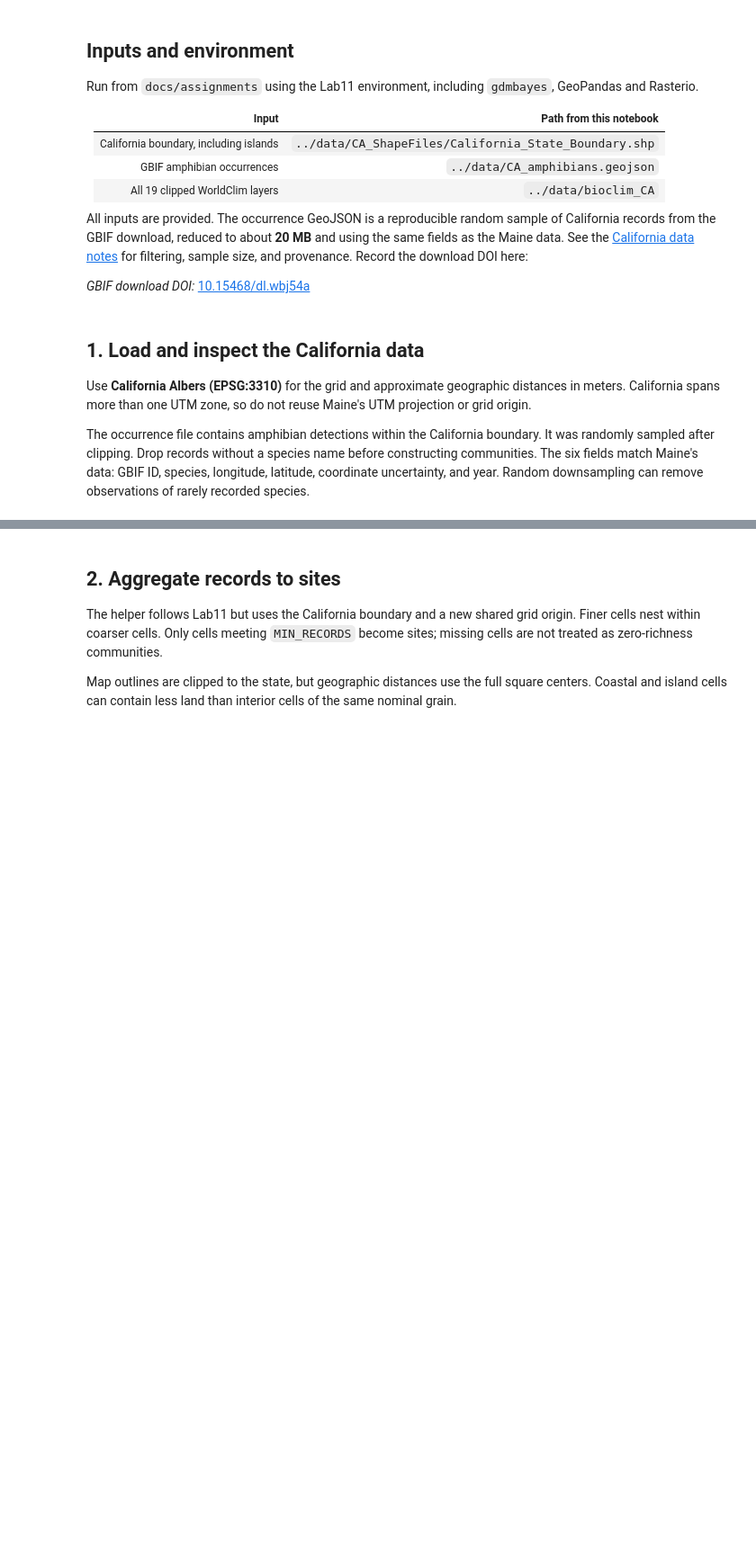
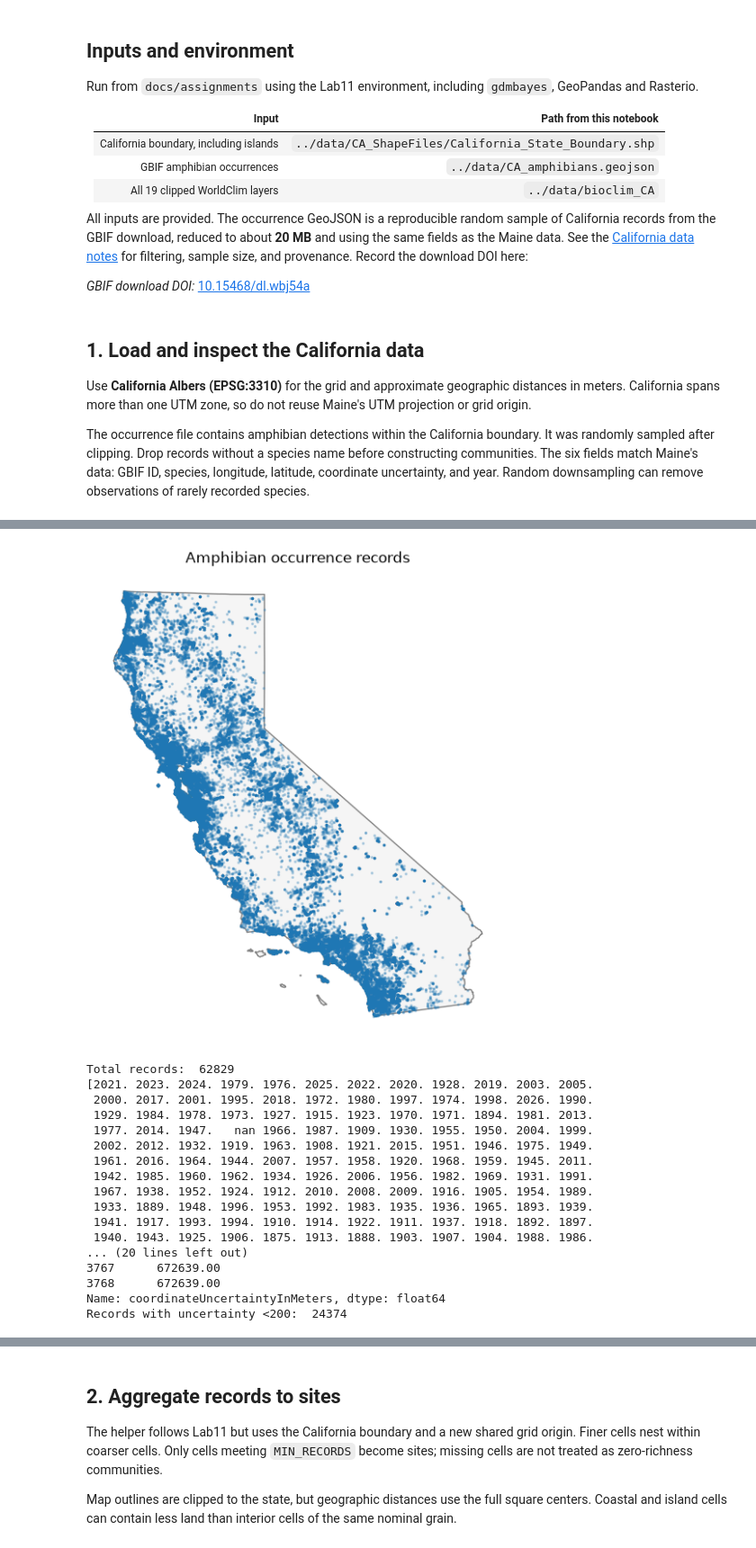
Before and after one commit to elizadstein/BIO597-SpatialBiodiversity, a Jupyter notebook: docs/assignments/Assignment-11-SpatialCommunityComposition.ipynb, the cells around one changed output, grey strips where cells are left out. Shown at 90% size. Cells and saved outputs as stored; diff of their text form; code cells hidden in the pictures; blank space fills up the shorter version.

```diff
--- a/docs/assignments/Assignment-11-SpatialCommunityComposition.ipynb
+++ b/docs/assignments/Assignment-11-SpatialCommunityComposition.ipynb
@@ -78,7 +120,36 @@ print("Species labels:", records.species.nunique())
 # %%
 # Map the boundary and occurrence points.
+ax = california.plot(color="whitesmoke", edgecolor="gray", figsize=(6, 7))
+records.plot(ax=ax, markersize=2, alpha=0.25)
+ax.set_title("Amphibian occurrence records")
+ax.set_axis_off()
+plt.show()
 # Inspect record years and coordinateUncertaintyInMeters.
+print("Total records: ", len(records))
+print(records["year"].unique())
+print(records["coordinateUncertaintyInMeters"].sort_values(ascending=False).head(20)) # some very high uncertainty
 # Consider sampling gaps, repeated locations, and coordinate uncertainty.
+records = records[records["coordinateUncertaintyInMeters"] < 200] # only keep records with uncertainty <200
+print("Records with uncertainty <200: ", len(records))
+# %% [output]
+[figure, added]
+Total records:  62829
+[2021. 2023. 2024. 1979. 1976. 2025. 2022. 2020. 1928. 2019. 2003. 2005.
+ 2000. 2017. 2001. 1995. 2018. 1972. 1980. 1997. 1974. 1998. 2026. 1990.
+ 1929. 1984. 1978. 1973. 1927. 1915. 1923. 1970. 1971. 1894. 1981. 2013.
+ 1977. 2014. 1947.   nan 1966. 1987. 1909. 1930. 1955. 1950. 2004. 1999.
+ 2002. 2012. 1932. 1919. 1963. 1908. 1921. 2015. 1951. 1946. 1975. 1949.
+ 1961. 2016. 1964. 1944. 2007. 1957. 1958. 1920. 1968. 1959. 1945. 2011.
+ 1942. 1985. 1960. 1962. 1934. 1926. 2006. 1956. 1982. 1969. 1931. 1991.
+ 1967. 1938. 1952. 1924. 1912. 2010. 2008. 2009. 1916. 1905. 1954. 1989.
+ 1933. 1889. 1948. 1996. 1953. 1992. 1983. 1935. 1936. 1965. 1893. 1939.
+ 1941. 1917. 1993. 1994. 1910. 1914. 1922. 1911. 1937. 1918. 1892. 1897.
+ 1940. 1943. 1925. 1906. 1875. 1913. 1888. 1903. 1907. 1904. 1988. 1986.
+... (20 lines left out)
+3767      672639.00
+3768      672639.00
+Name: coordinateUncertaintyInMeters, dtype: float64
+Records with uncertainty <200:  24374
 # %% [markdown]
 **Interpretation:** Where are observations concentrated or sparse? Which parts
 of California might be especially difficult to characterize from these data?
```
Also changed, not shown: parts of 19 cells of this notebook.
